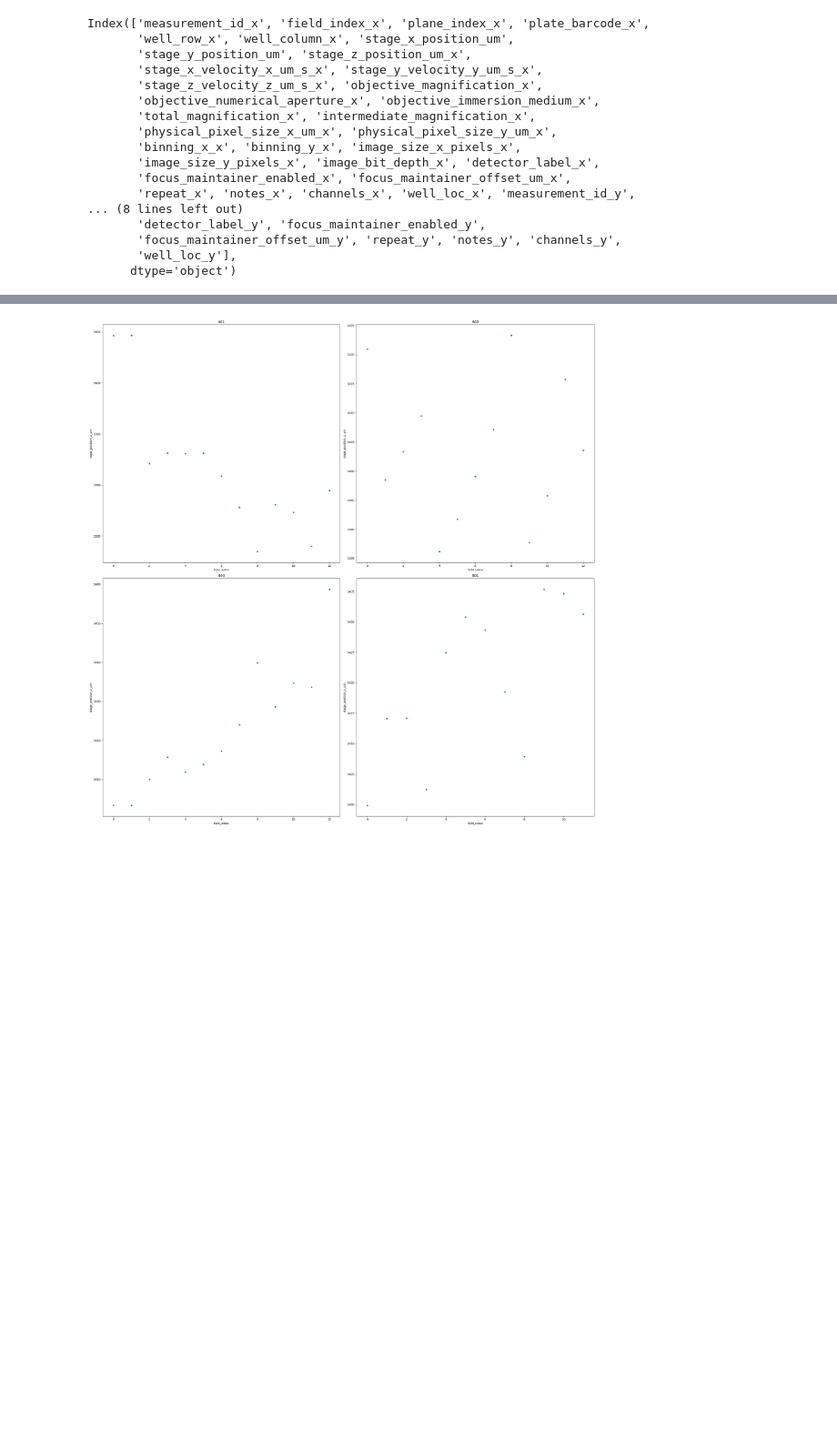
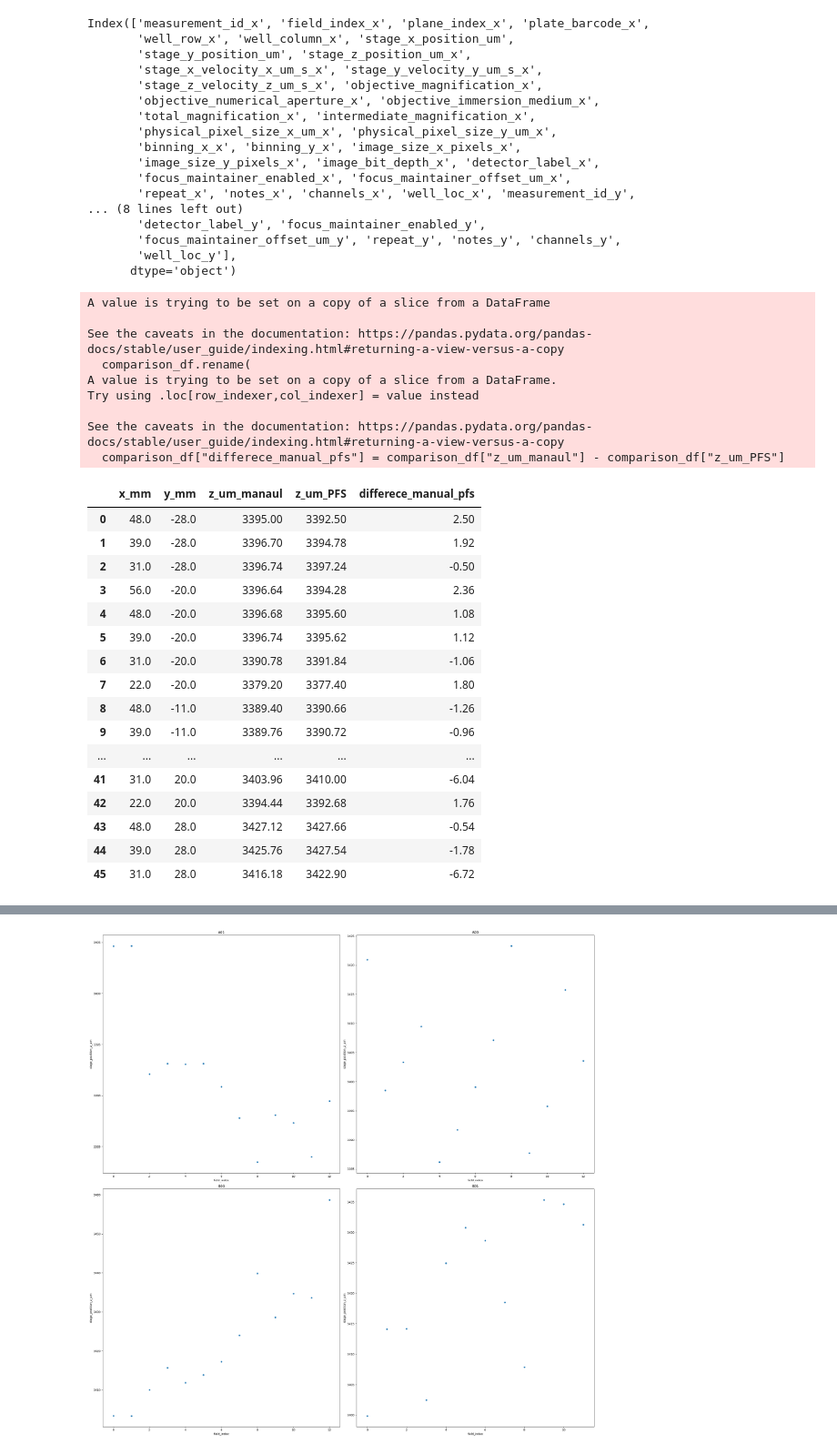
Before and after one commit to joychen-insitro/POSH, a Jupyter notebook: PFS_function_study.ipynb, the cells around one changed output, grey strips where cells are left out. Shown at 91% size. Saved outputs shown, nothing was run; the diff lists cells and outputs as text; code cells hidden in the pictures; blank space fills up the shorter version.

Commit message:
clean up data

```diff
--- a/PFS_function_study.ipynb
+++ b/PFS_function_study.ipynb
@@ -203,3 +318,9 @@ for i, well_loc in enumerate(well_locs):
 plt.tight_layout()
 # %% [output]
 [figure]
+# %%
+manual_focus_df["stage_x_position_um"] = manual_focus_df["stage_x_position_um"].astype('int64')
+manual_focus_df["stage_y_position_um"] = manual_focus_df["stage_y_position_um"].astype('int64')
+#manual_focus_df[['stage_x_position_um', 'stage_y_position_um']] = df[['stage_x_position_um', 'stage_y_position_um']].apply(pd.to_numeric)
+PFS_focus_df['stage_x_position_um'] = PFS_focus_df['stage_x_position_um'].astype('int64')
+PFS_focus_df['stage_y_position_um'] = PFS_focus_df['stage_y_position_um'].astype('int64')
@@ -225,3 +367,38 @@ Index(['measurement_id_x', 'field_index_x', 'plane_index_x', 'plate_barcode_x',
        'focus_maintainer_offset_um_y', 'repeat_y', 'notes_y', 'channels_y',
        'well_loc_y'],
       dtype='object')
+# %%
+comparison_df = combined_df[["stage_x_position_um","stage_y_position_um","stage_z_position_um_x","stage_z_position_um_y"]]
+comparison_df.rename(
+    columns={"stage_x_position_um": "x_mm", "stage_y_position_um": "y_mm", "stage_z_position_um_x": "z_um_manaul", "stage_z_position_um_y": "z_um_PFS"},
+    inplace= True
+)
+comparison_df["differece_manual_pfs"] = comparison_df["z_um_manaul"] - comparison_df["z_um_PFS"]
+comparison_df
+# %% [output]
+A value is trying to be set on a copy of a slice from a DataFrame
+
+See the caveats in the documentation: https://pandas.pydata.org/pandas-docs/stable/user_guide/indexing.html#returning-a-view-versus-a-copy
+  comparison_df.rename(
+A value is trying to be set on a copy of a slice from a DataFrame.
+Try using .loc[row_indexer,col_indexer] = value instead
+
+See the caveats in the documentation: https://pandas.pydata.org/pandas-docs/stable/user_guide/indexing.html#returning-a-view-versus-a-copy
+  comparison_df["differece_manual_pfs"] = comparison_df["z_um_manaul"] - comparison_df["z_um_PFS"]
+|  | x_mm | y_mm | z_um_manaul | z_um_PFS | differece_manual_pfs |
+| 0 | 48.0 | -28.0 | 3395.00 | 3392.50 | 2.50 |
+| 1 | 39.0 | -28.0 | 3396.70 | 3394.78 | 1.92 |
+| 2 | 31.0 | -28.0 | 3396.74 | 3397.24 | -0.50 |
+| 3 | 56.0 | -20.0 | 3396.64 | 3394.28 | 2.36 |
+| 4 | 48.0 | -20.0 | 3396.68 | 3395.60 | 1.08 |
+| 5 | 39.0 | -20.0 | 3396.74 | 3395.62 | 1.12 |
+| 6 | 31.0 | -20.0 | 3390.78 | 3391.84 | -1.06 |
+| 7 | 22.0 | -20.0 | 3379.20 | 3377.40 | 1.80 |
+| 8 | 48.0 | -11.0 | 3389.40 | 3390.66 | -1.26 |
+| 9 | 39.0 | -11.0 | 3389.76 | 3390.72 | -0.96 |
+| ... | ... | ... | ... | ... | ... |
+| 41 | 31.0 | 20.0 | 3403.96 | 3410.00 | -6.04 |
+| 42 | 22.0 | 20.0 | 3394.44 | 3392.68 | 1.76 |
+| 43 | 48.0 | 28.0 | 3427.12 | 3427.66 | -0.54 |
+| 44 | 39.0 | 28.0 | 3425.76 | 3427.54 | -1.78 |
+| 45 | 31.0 | 28.0 | 3416.18 | 3422.90 | -6.72 |
```
Also changed, not shown: parts of 18 cells of this notebook.
